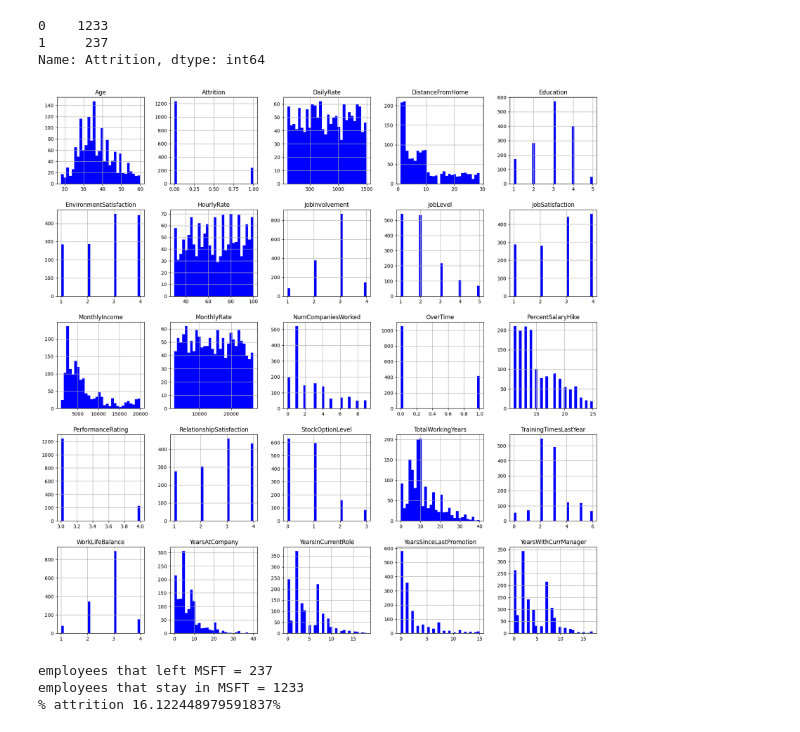
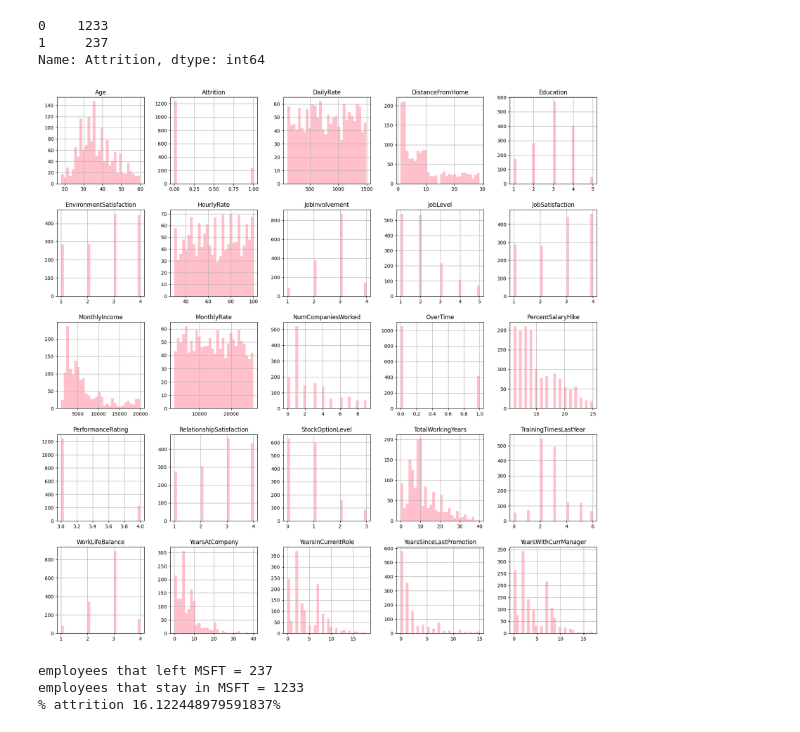
Before and after one commit to drv-j/ACMDIGW, a Jupyter notebook: ACMDIGT223_24_ML_JACINTO.ipynb, the cells around one changed output. Drawn from its saved outputs; the diff is of its cells as text; code cells hidden in the pictures.

```diff
--- a/ACMDIGT223_24_ML_JACINTO.ipynb
+++ b/ACMDIGT223_24_ML_JACINTO.ipynb
@@ -152,9 +161,9 @@ df['Attrition'].value_counts()
 Name: Attrition, dtype: int64
 # %%
 # create a histogram
-df.hist(bins = 30, figsize = (20,20), color = 'b');
+df.hist(bins = 30, figsize = (20,20), color = 'pink');
 # %% [output]
-[figure, old version]
+[figure, new version]
 # %%
 # create a filter of how many employees left vs stayed
 emp_left = df[df['Attrition'] == 1]
```
Also changed, not shown: parts of 35 cells of this notebook.
